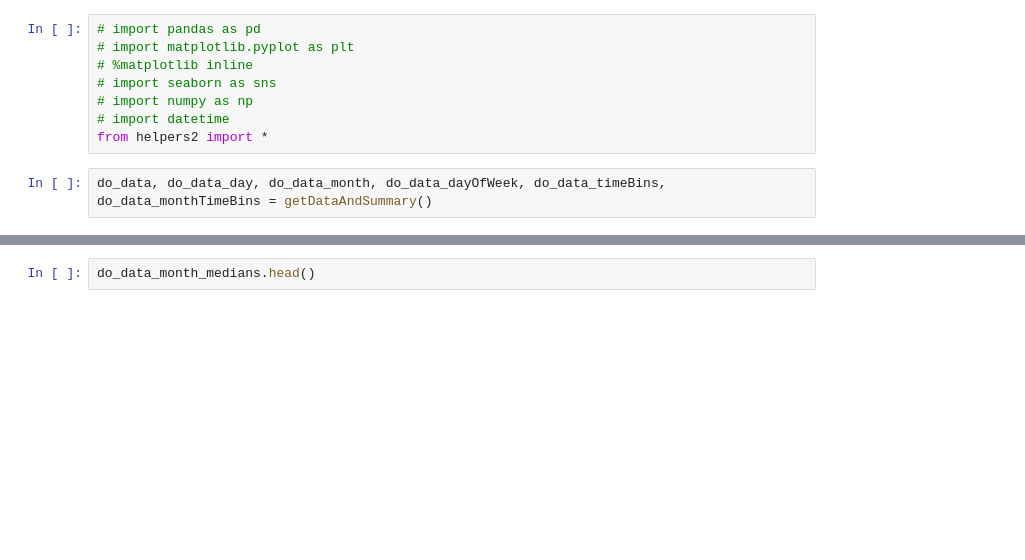
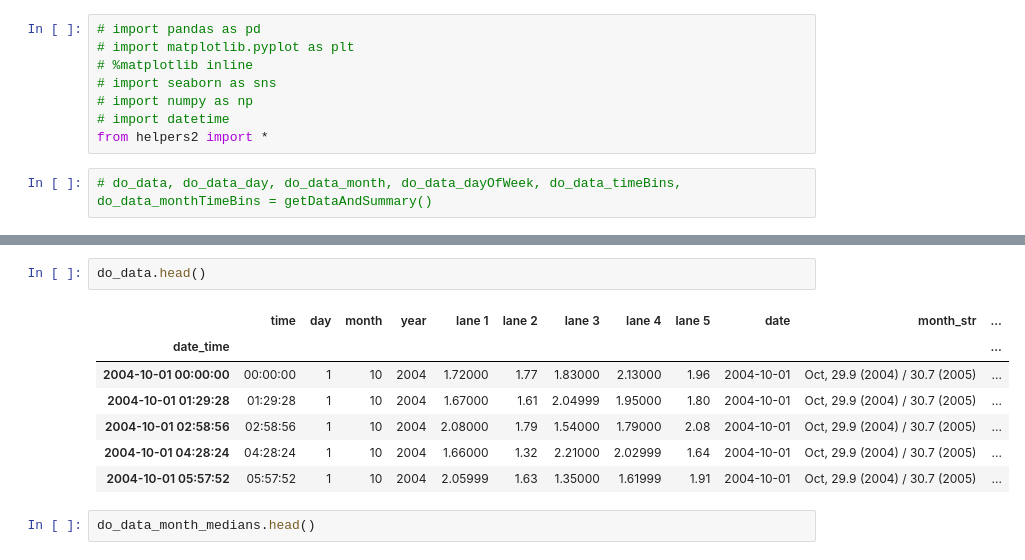
Before and after one commit to vishesh-sarinDXB/Dissolved_Oxygen_Analysis_Unsupervised, a Jupyter notebook: notebooks/do-rabee-pyf2-actual-consolidation-code.ipynb, the cells around one changed output, grey strips where cells are left out. Drawn from its saved outputs; the diff is of its cells as text; blank space fills up the shorter version.

```diff
--- a/notebooks/do-rabee-pyf2-actual-consolidation-code.ipynb
+++ b/notebooks/do-rabee-pyf2-actual-consolidation-code.ipynb
@@ -7,4 +7,4 @@
 # import datetime
 from helpers2 import *
 # %%
-do_data, do_data_day, do_data_month, do_data_dayOfWeek, do_data_timeBins, do_data_monthTimeBins = getDataAndSummary()
+# do_data, do_data_day, do_data_month, do_data_dayOfWeek, do_data_timeBins, do_data_monthTimeBins = getDataAndSummary()
@@ -19,3 +29,13 @@ do_data_mtb_medians = do_data_mtb.median()
+# %%
+do_data.head()
+# %% [output]
+|  | time | day | month | year | lane 1 | lane 2 | lane 3 | lane 4 | lane 5 | date | month_str | ... |
+| date_time |  |  |  |  |  |  |  |  |  |  |  | ... |
+| 2004-10-01 00:00:00 | 00:00:00 | 1 | 10 | 2004 | 1.72000 | 1.77 | 1.83000 | 2.13000 | 1.96 | 2004-10-01 | Oct, 29.9 (2004) / 30.7 (2005) | ... |
+| 2004-10-01 01:29:28 | 01:29:28 | 1 | 10 | 2004 | 1.67000 | 1.61 | 2.04999 | 1.95000 | 1.80 | 2004-10-01 | Oct, 29.9 (2004) / 30.7 (2005) | ... |
+| 2004-10-01 02:58:56 | 02:58:56 | 1 | 10 | 2004 | 2.08000 | 1.79 | 1.54000 | 1.79000 | 2.08 | 2004-10-01 | Oct, 29.9 (2004) / 30.7 (2005) | ... |
+| 2004-10-01 04:28:24 | 04:28:24 | 1 | 10 | 2004 | 1.66000 | 1.32 | 2.21000 | 2.02999 | 1.64 | 2004-10-01 | Oct, 29.9 (2004) / 30.7 (2005) | ... |
+| 2004-10-01 05:57:52 | 05:57:52 | 1 | 10 | 2004 | 2.05999 | 1.63 | 1.35000 | 1.61999 | 1.91 | 2004-10-01 | Oct, 29.9 (2004) / 30.7 (2005) | ... |
 # %%
 do_data_month_medians.head()
 # %% [output]
```
Also changed, not shown: parts of 3 cells of this notebook, 1 other file.
